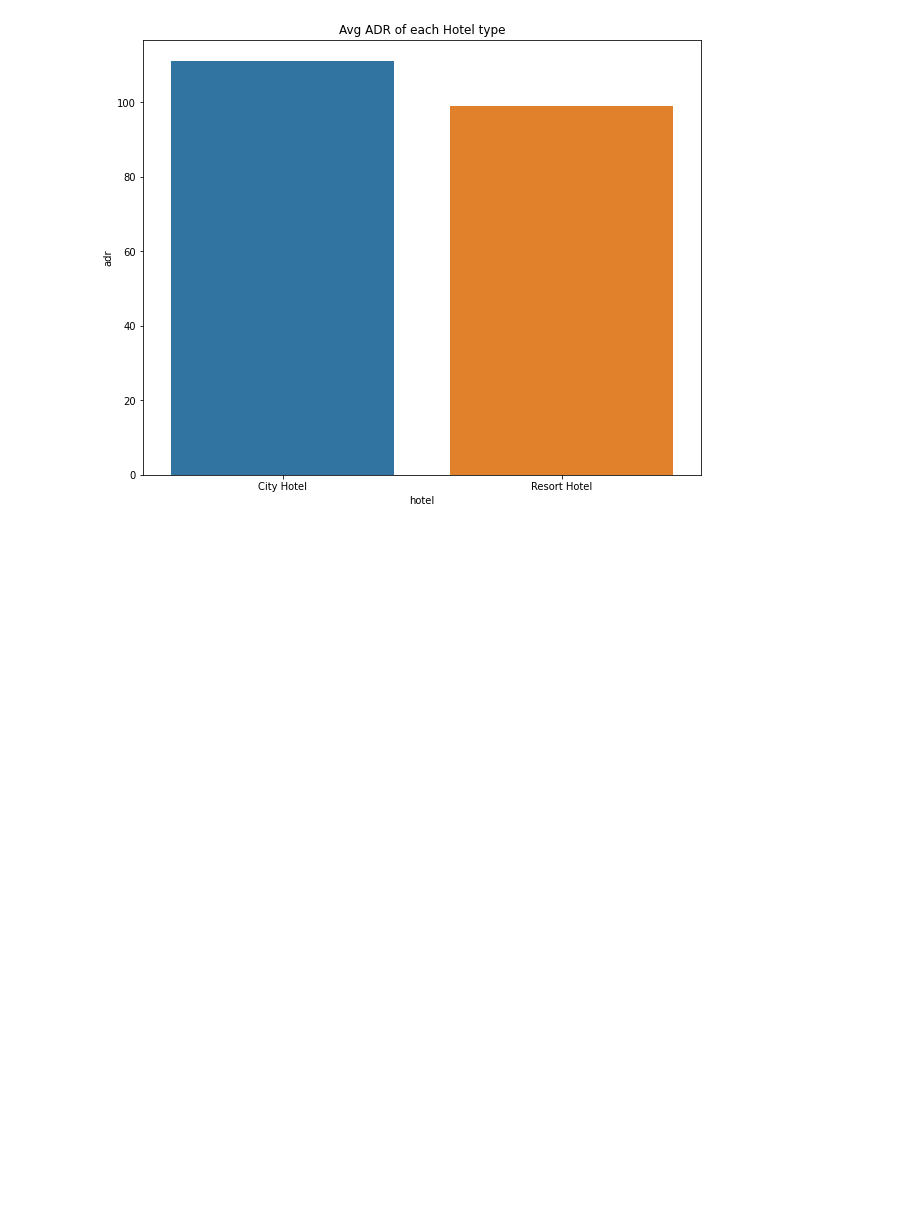
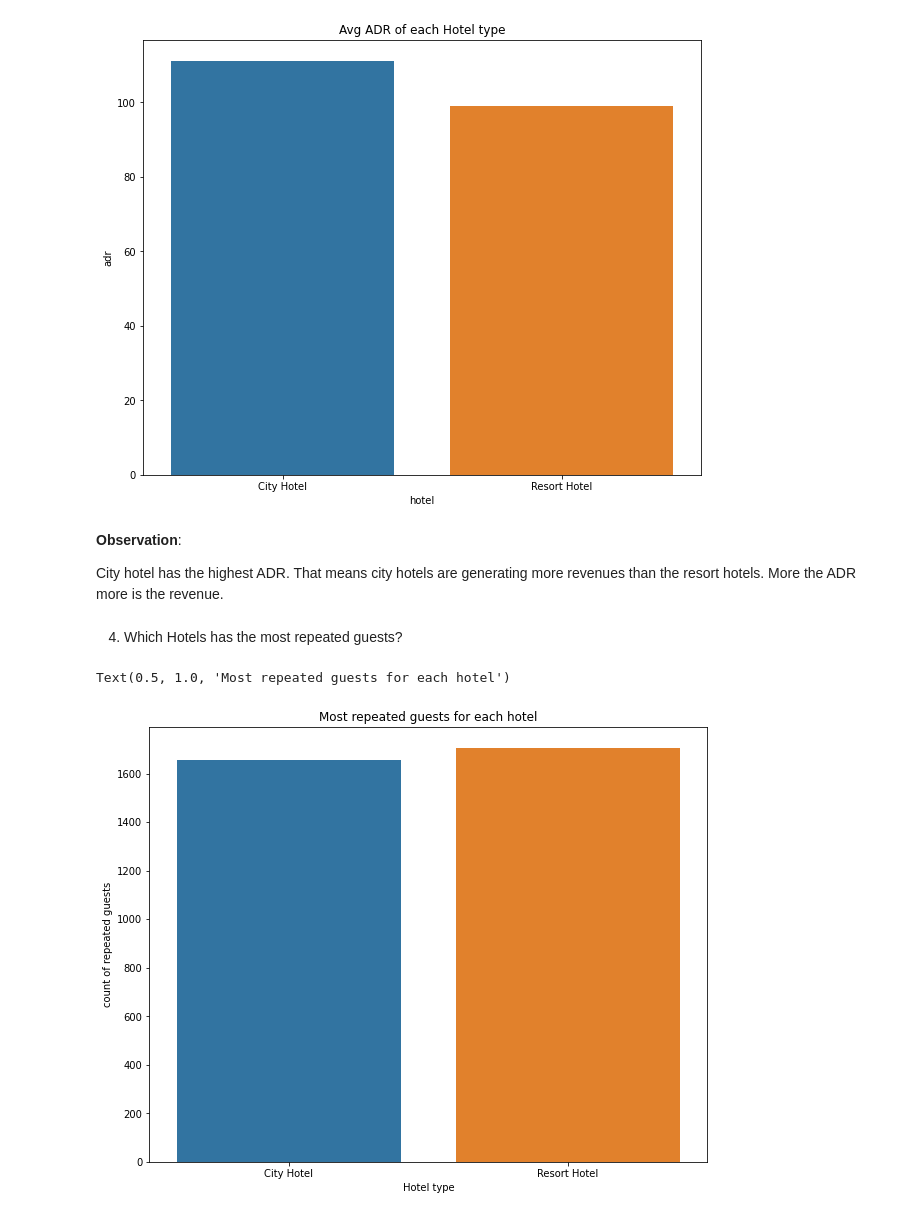
Before and after one commit to nikhilumare/hotel-booking-analysis, a Jupyter notebook: EDA_of_Hotel_Booking_Analysis_Nikhil_Umare.ipynb, the cells around one changed output. Drawn from its saved outputs; the diff is of its cells as text; code cells hidden in the pictures; blank space fills up the shorter version.

```diff
--- a/EDA_of_Hotel_Booking_Analysis_Nikhil_Umare.ipynb
+++ b/EDA_of_Hotel_Booking_Analysis_Nikhil_Umare.ipynb
@@ -679,3 +686,28 @@ sns.barplot(x=highest_adr['hotel'],y=highest_adr['adr'])
 # %% [output]
 <matplotlib.axes._subplots.AxesSubplot at 0x...>
 [figure]
+# %% [markdown]
+**Observation**:
+
+City hotel has the highest ADR. That means city hotels are generating more revenues than the resort hotels. More the ADR more is the revenue.
+# %% [markdown]
+4) Which Hotels has the most repeated guests?
+# %%
+# repeated guest=1
+#not repeated guest=0
+#groupby hotel
+repeated_guests_df=hotel_df[hotel_df['is_repeated_guest']==1].groupby('hotel').size().reset_index().rename(columns={0:'number_of_repated_guests'})
+
+
+
+#set plot size adn plot barplot
+plt.figure(figsize=(10,8))
+sns.barplot(x=repeated_guests_df['hotel'],y=repeated_guests_df['number_of_repated_guests'])
+
+# set labels
+plt.xlabel('Hotel type')
+plt.ylabel('count of repeated guests')
+plt.title("Most repeated guests for each hotel")
+# %% [output]
+Text(0.5, 1.0, 'Most repeated guests for each hotel')
+[figure, added]
```
Also changed, not shown: parts of 21 cells of this notebook.
